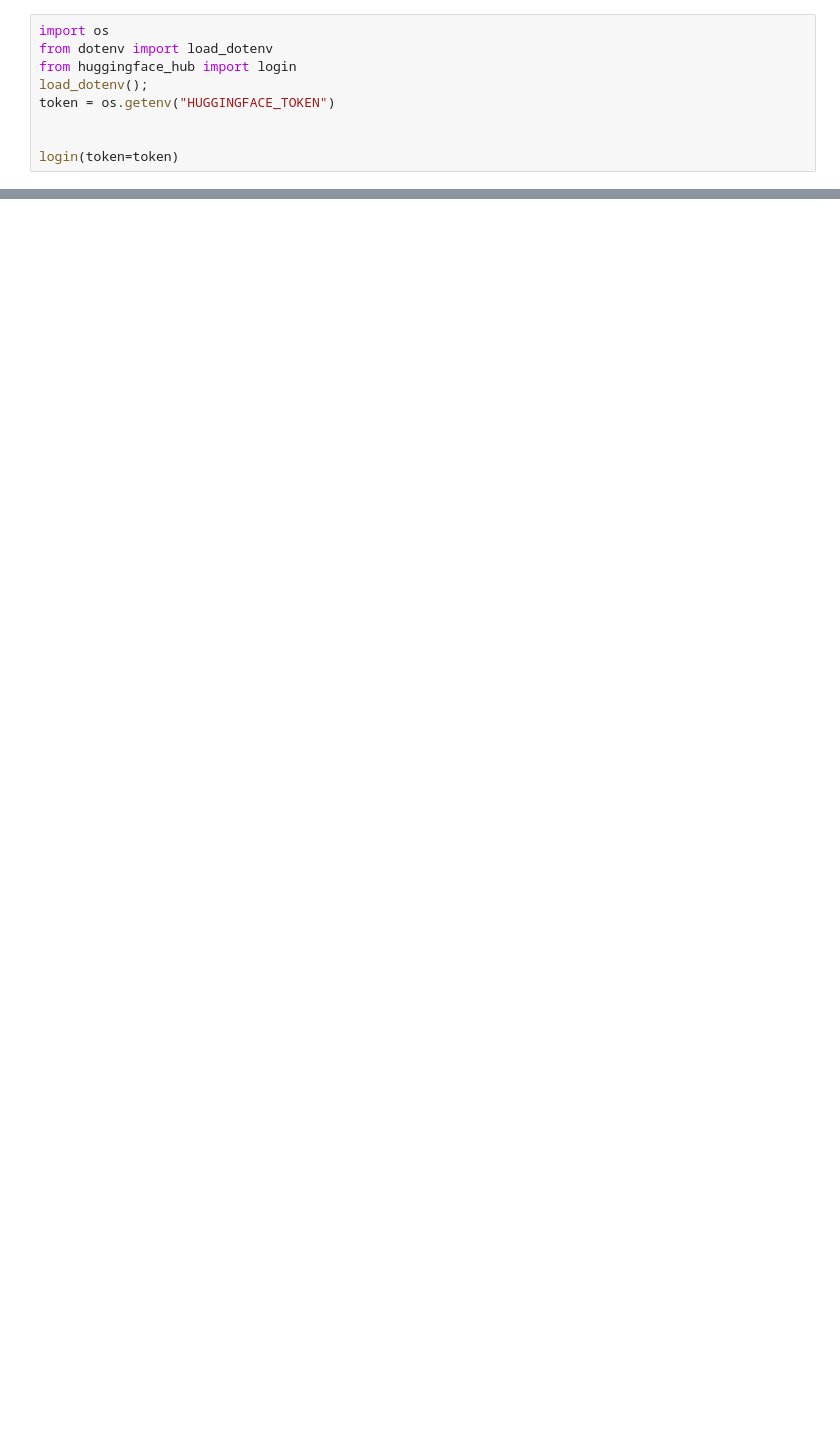
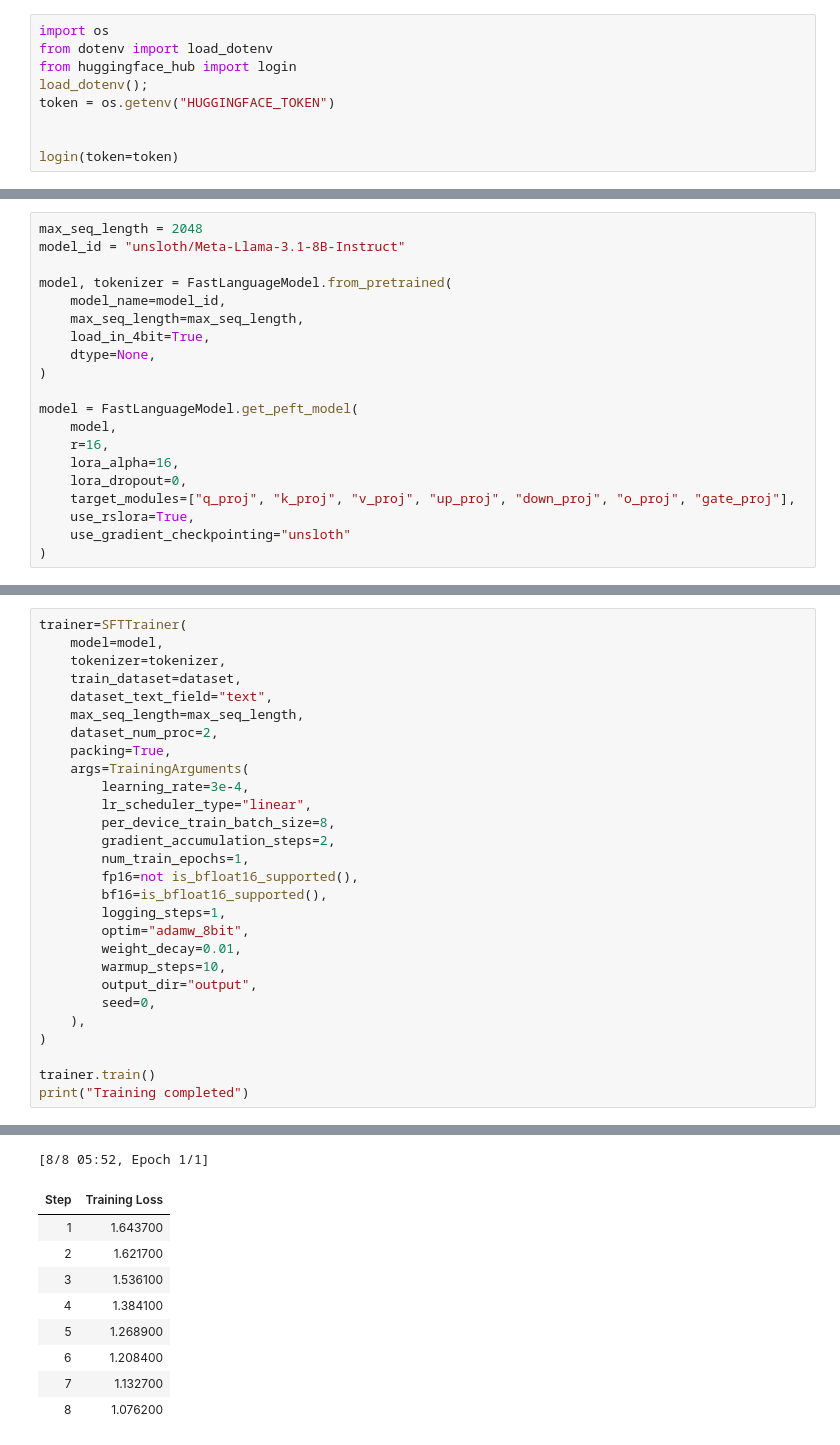
Before and after one commit to NathanPunya/bento, a Jupyter notebook: models/all-model-mmlu-setup.ipynb, the cells around one changed output, grey strips where cells are left out. Drawn from its saved outputs; the diff is of its cells as text; blank space fills up the shorter version.

```diff
--- a/models/all-model-mmlu-setup.ipynb
+++ b/models/all-model-mmlu-setup.ipynb
@@ -23,0 +61,20 @@ print(model.vocab_size)
+# %%
+max_seq_length = 2048
+model_id = "unsloth/Meta-Llama-3.1-8B-Instruct"
+
+model, tokenizer = FastLanguageModel.from_pretrained(
+    model_name=model_id,
+    max_seq_length=max_seq_length,
+    load_in_4bit=True,
+    dtype=None,
+)
+
+model = FastLanguageModel.get_peft_model(
+    model,
+    r=16,
+    lora_alpha=16,
+    lora_dropout=0,
+    target_modules=["q_proj", "k_proj", "v_proj", "up_proj", "down_proj", "o_proj", "gate_proj"],
+    use_rslora=True,
+    use_gradient_checkpointing="unsloth"
+)
@@ -98,0 +182,29 @@ for model_num in test_models:
+# %%
+trainer=SFTTrainer(
+    model=model,
+    tokenizer=tokenizer,
+    train_dataset=dataset,
+    dataset_text_field="text",
+    max_seq_length=max_seq_length,
+    dataset_num_proc=2,
+    packing=True,
+    args=TrainingArguments(
+        learning_rate=3e-4,
+        lr_scheduler_type="linear",
+        per_device_train_batch_size=8,
+        gradient_accumulation_steps=2,
+        num_train_epochs=1,
+        fp16=not is_bfloat16_supported(),
+        bf16=is_bfloat16_supported(),
+        logging_steps=1,
+        optim="adamw_8bit",
+        weight_decay=0.01,
+        warmup_steps=10,
+        output_dir="output",
+        seed=0,
+    ),
+)
+
+trainer.train()
+print("Training completed")
+# %% [output]
@@ -98,0 +217,10 @@ for model_num in test_models:
+[8/8 05:52, Epoch 1/1]
+| Step | Training Loss |
+| 1 | 1.643700 |
+| 2 | 1.621700 |
+| 3 | 1.536100 |
+| 4 | 1.384100 |
+| 5 | 1.268900 |
+| 6 | 1.208400 |
+| 7 | 1.132700 |
+| 8 | 1.076200 |
```
Also changed, not shown: parts of 7 cells of this notebook.
